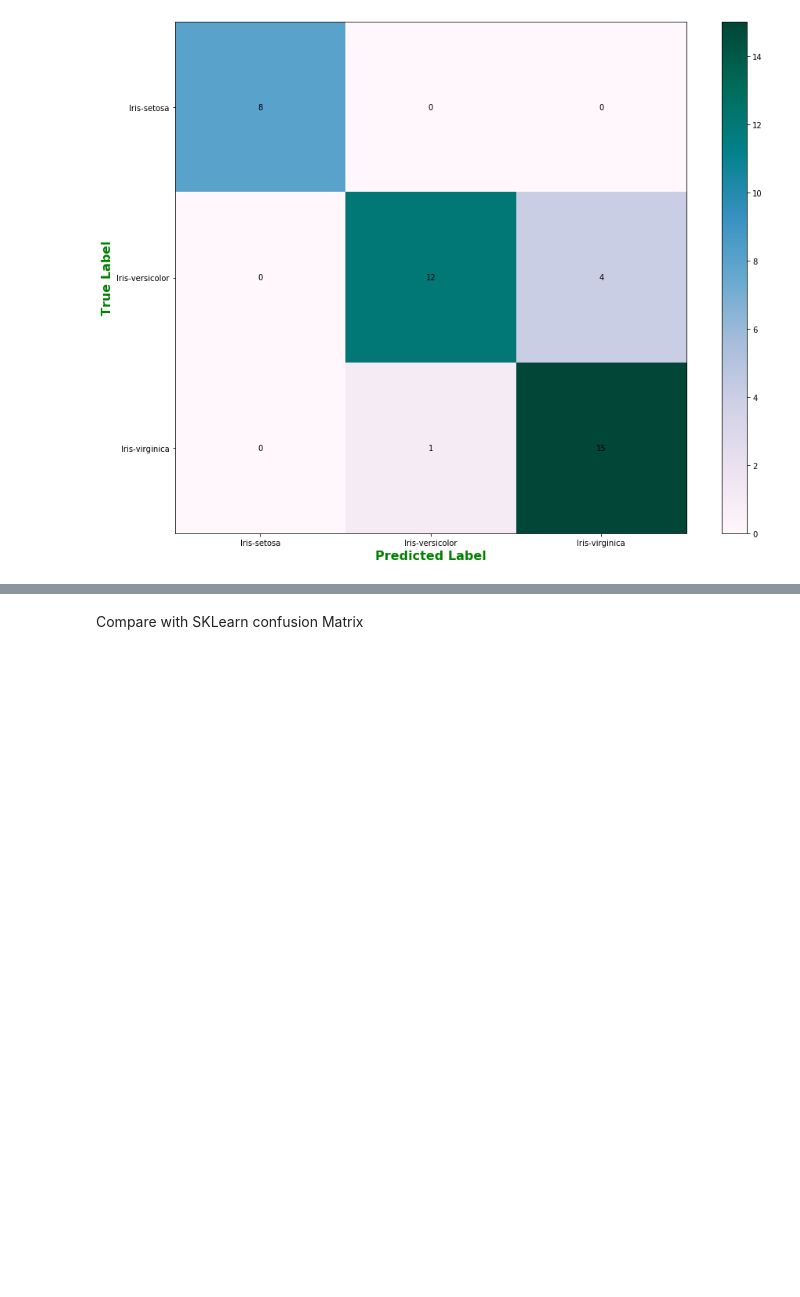
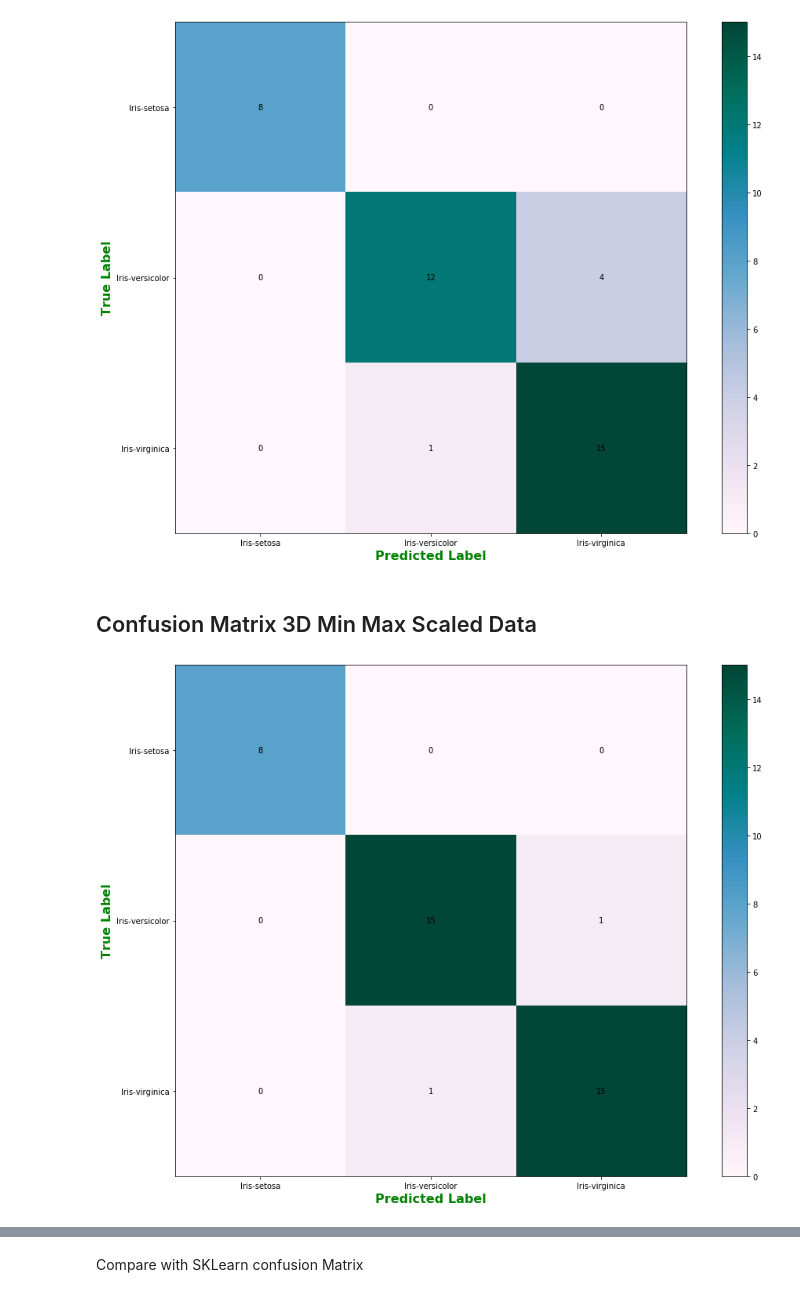
Before and after one commit to luisespriella9/ML-Algorithms, a Jupyter notebook: K-Nearest-Neighbors.ipynb, the cells around one changed output, grey strips where cells are left out. Cells and saved outputs as stored; diff of their text form; code cells hidden in the pictures; blank space fills up the shorter version.

Commit message:
implemented PCA with 3 dimensions which results in a 95% accuracy rate

```diff
--- a/K-Nearest-Neighbors.ipynb
+++ b/K-Nearest-Neighbors.ipynb
@@ -218,12 +217,20 @@ No handles with labels found to put in legend.
 ## K Nearest Neighbours
 # %%
 knn = KNN(9)
+
 knn.fit(pca_data_min_max_scale, y_train.values)
-knn_results = []
+knn_results_2d = []
 
 for k, sample in pca_test_data.iterrows():
     knn_val = knn.predict(sample)
-    knn_results.append(knn_val)
+    knn_results_2d.append(knn_val)
+
+knn.fit(pca_data3, y_train.values)
+knn_results_3d = []
+
+for k, sample in pca_test_data.iterrows():
+    knn_val = knn.predict(sample)
+    knn_results_3d.append(knn_val)
 # %% [markdown]
 # Analyze results
 # %% [markdown]
@@ -234,6 +241,14 @@ confusion_matrix.fit(knn_results, y_test.values)
 confusion_matrix.plot()
 # %% [output]
 [figure]
+# %% [markdown]
+## Confusion Matrix 3D Min Max Scaled Data
+# %%
+confusion_matrix = ConfusionMatrix()
+confusion_matrix.fit(knn_results_3d, y_test.values)
+confusion_matrix.plot()
+# %% [output]
+[figure, added]
 # %%
 confusion_matrx_measurements = confusion_matrix.measure("Iris-virginica")
 confusion_matrx_measurements
```
Also changed, not shown: parts of 9 cells of this notebook.
